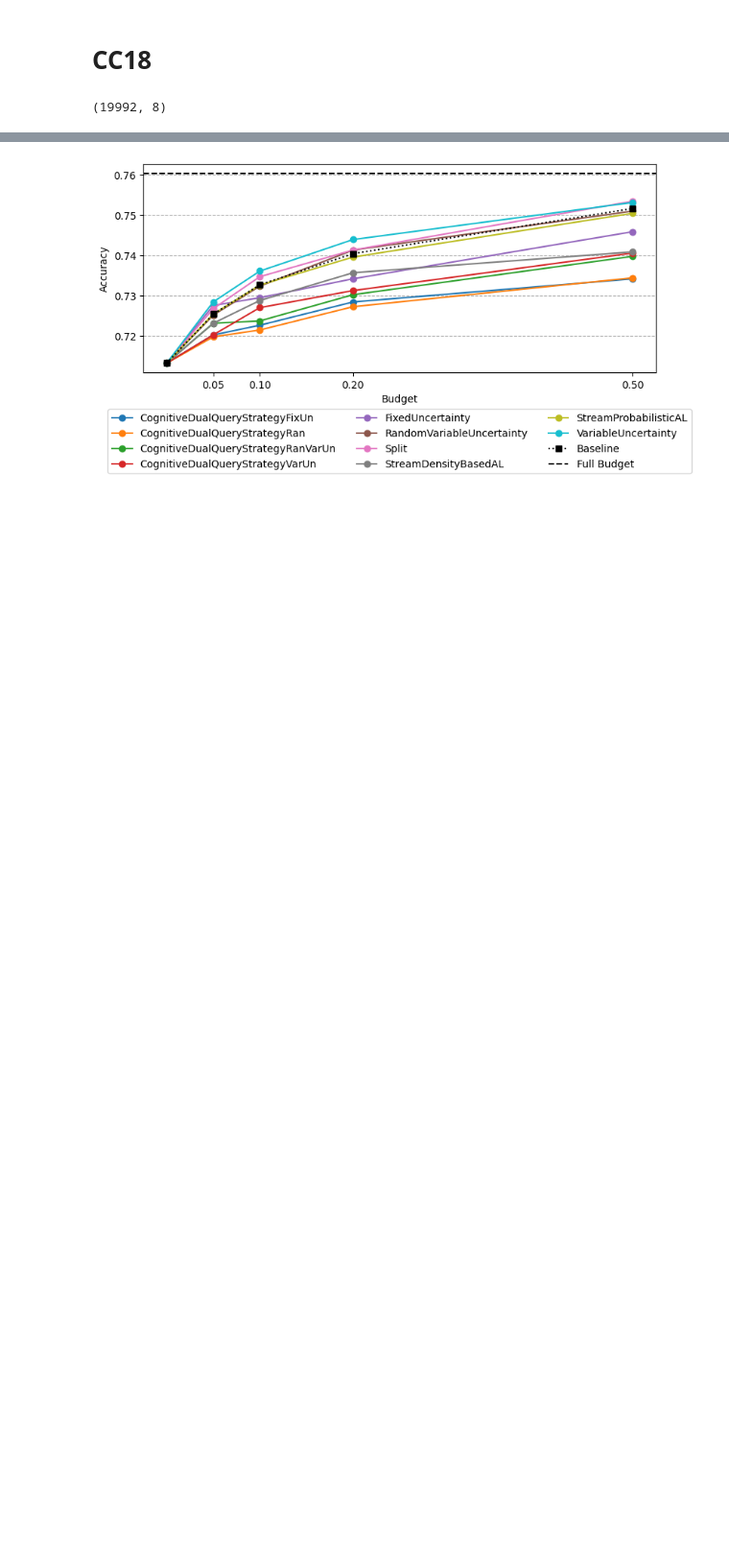
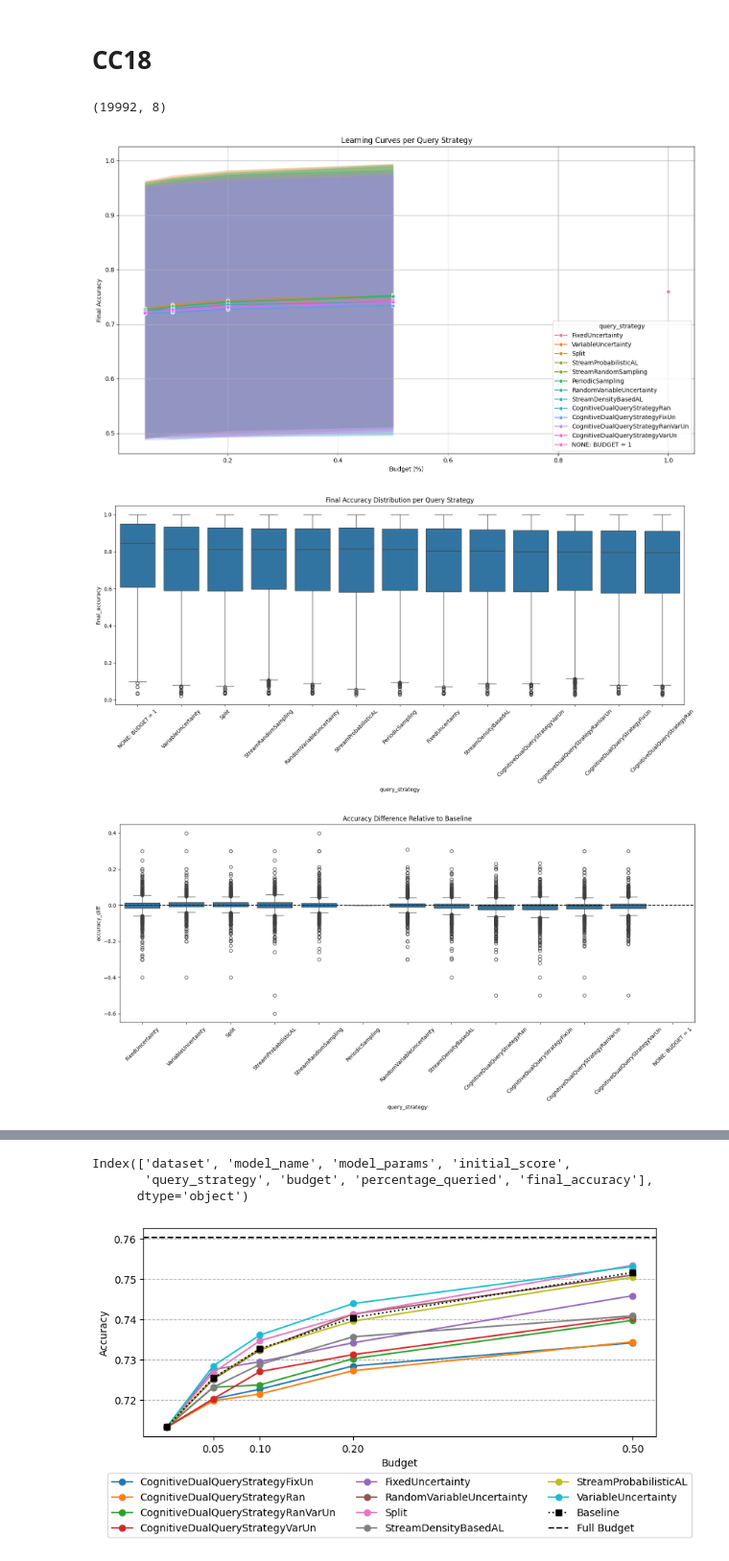
Before and after one commit to gschacon/masters_active_learning, a Jupyter notebook: notebooks/results_exploration.ipynb, the cells around one changed output, grey strips where cells are left out. Shown at 96% size. Saved outputs shown, nothing was run; the diff lists cells and outputs as text; code cells hidden in the pictures; blank space fills up the shorter version.

```diff
--- a/notebooks/results_exploration.ipynb
+++ b/notebooks/results_exploration.ipynb
@@ -9,3 +305,14 @@ df_cc18.drop(columns="Unnamed: 0", inplace=True)
 df_cc18.shape
 # %% [output]
 (19992, 8)
+# %%
+plot_learning_curves(df_cc18)
+plot_strategy_boxplots(df_cc18)
+df_diff = compute_baseline_diff(df_cc18)
+plot_accuracy_diff(df_diff)
+plot_heatmap_model_strategy(df_cc18)
+plot_dataset_grid(df_cc18)
+# %% [output]
+[figure, added]
+[figure, added]
+[figure, added]
@@ -12,3 +321,9 @@ df_cc18.shape
+# %%
+df_cc18.columns
+# %% [output]
+Index(['dataset', 'model_name', 'model_params', 'initial_score',
+       'query_strategy', 'budget', 'percentage_queried', 'final_accuracy'],
+      dtype='object')
 # %%
 df_cc18_general = (
     df_cc18[["query_strategy", "budget", "initial_score", "final_accuracy"]]
```
Also changed, not shown: parts of 13 cells of this notebook.
